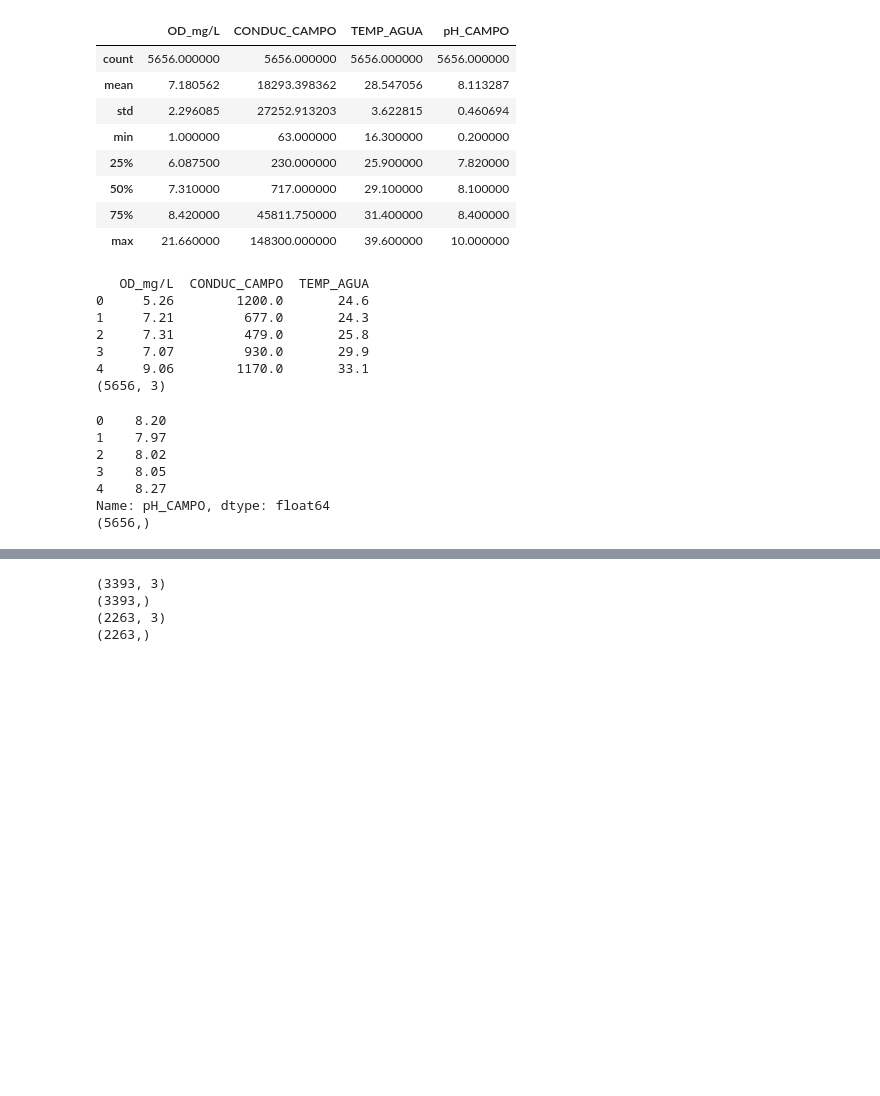
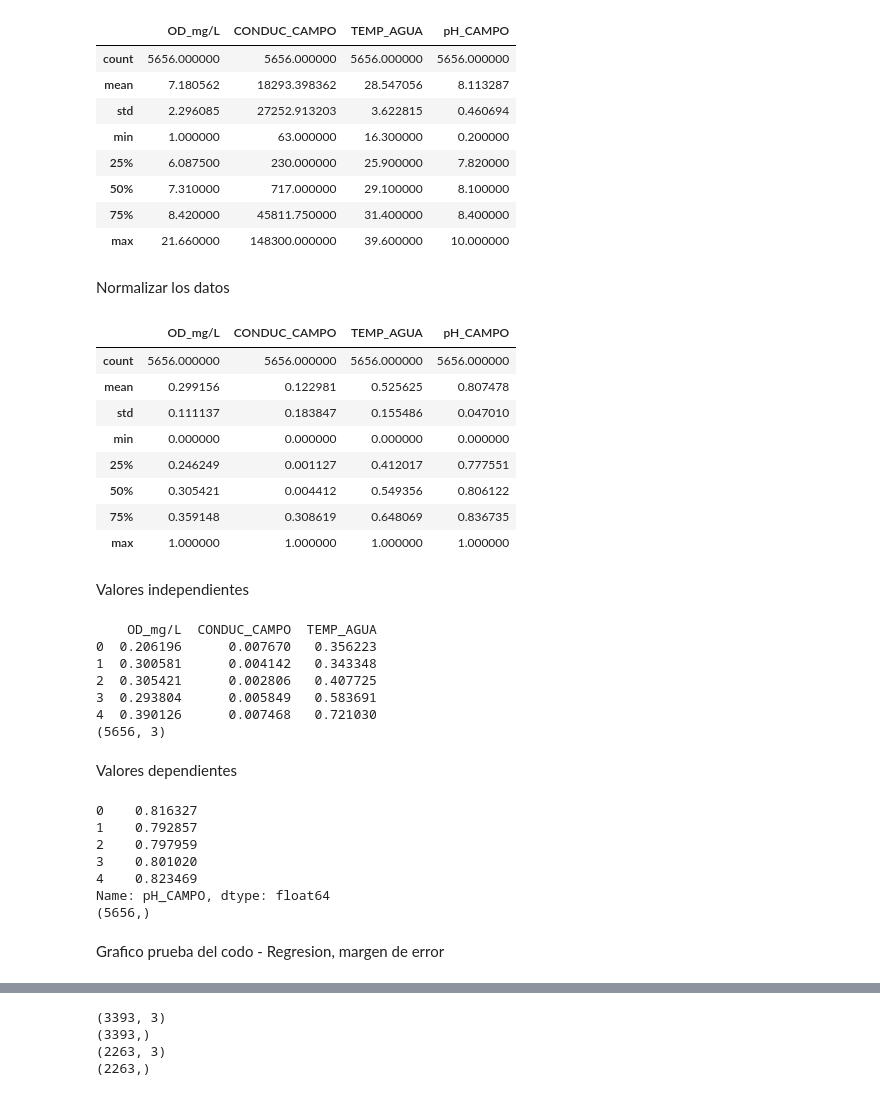
Before and after one commit to Aldair9819/RecPatron, a Jupyter notebook: Tarea 040324/KNNPH.ipynb, the cells around one changed output, grey strips where cells are left out. Cells and saved outputs as stored; diff of their text form; code cells hidden in the pictures; blank space fills up the shorter version.

```diff
--- a/Tarea 040324/KNNPH.ipynb
+++ b/Tarea 040324/KNNPH.ipynb
@@ -105,30 +116,62 @@ data.describe()
 | 50% | 7.310000 | 717.000000 | 29.100000 | 8.100000 |
 | 75% | 8.420000 | 45811.750000 | 31.400000 | 8.400000 |
 | max | 21.660000 | 148300.000000 | 39.600000 | 10.000000 |
+# %% [markdown]
+Normalizar los datos
+# %%
+from sklearn.preprocessing import MinMaxScaler
+columnas_a_normalizar = ['OD_mg/L', 'CONDUC_CAMPO', 'TEMP_AGUA', 'pH_CAMPO']
+# Crea un objeto StandardScaler
+scaler = MinMaxScaler()
+
+# Aplica la normalización estándar a las columnas seleccionadas
+dataNorm = scaler.fit_transform(data[columnas_a_normalizar])
+dataNorm = pd.DataFrame(dataNorm, columns=columnas_a_normalizar)
+
+dataNorm.describe()
+
+
+# Ahora, df contiene las columnas normalizadas
+# %% [output]
+|  | OD_mg/L | CONDUC_CAMPO | TEMP_AGUA | pH_CAMPO |
+| count | 5656.000000 | 5656.000000 | 5656.000000 | 5656.000000 |
+| mean | 0.299156 | 0.122981 | 0.525625 | 0.807478 |
+| std | 0.111137 | 0.183847 | 0.155486 | 0.047010 |
+| min | 0.000000 | 0.000000 | 0.000000 | 0.000000 |
+| 25% | 0.246249 | 0.001127 | 0.412017 | 0.777551 |
+| 50% | 0.305421 | 0.004412 | 0.549356 | 0.806122 |
+| 75% | 0.359148 | 0.308619 | 0.648069 | 0.836735 |
+| max | 1.000000 | 1.000000 | 1.000000 | 1.000000 |
+# %% [markdown]
+Valores independientes
 # %%
-X = data.drop(['pH_CAMPO'], axis=1)
+X = dataNorm.drop('pH_CAMPO', axis=1)
 print(X.head())
 print(X.shape)
 # %% [output]
-   OD_mg/L  CONDUC_CAMPO  TEMP_AGUA
-0     5.26        1200.0       24.6
-1     7.21         677.0       24.3
-2     7.31         479.0       25.8
-3     7.07         930.0       29.9
-4     9.06        1170.0       33.1
+    OD_mg/L  CONDUC_CAMPO  TEMP_AGUA
+0  0.206196      0.007670   0.356223
+1  0.300581      0.004142   0.343348
+2  0.305421      0.002806   0.407725
+3  0.293804      0.005849   0.583691
+4  0.390126      0.007468   0.721030
 (5656, 3)
+# %% [markdown]
+Valores dependientes
 # %%
-y = data['pH_CAMPO']
+y = dataNorm['pH_CAMPO']
 print(y.head())
 print(y.shape)
 # %% [output]
-0    8.20
-1    7.97
-2    8.02
-3    8.05
-4    8.27
+0    0.816327
+1    0.792857
+2    0.797959
+3    0.801020
+4    0.823469
 Name: pH_CAMPO, dtype: float64
 (5656,)
+# %% [markdown]
+Grafico prueba del codo - Regresion, margen de error
 # %%
 # experimenting with different n values
 k_range = list(range(1,26))
```
Also changed, not shown: parts of 23 cells of this notebook, 4 other files.
